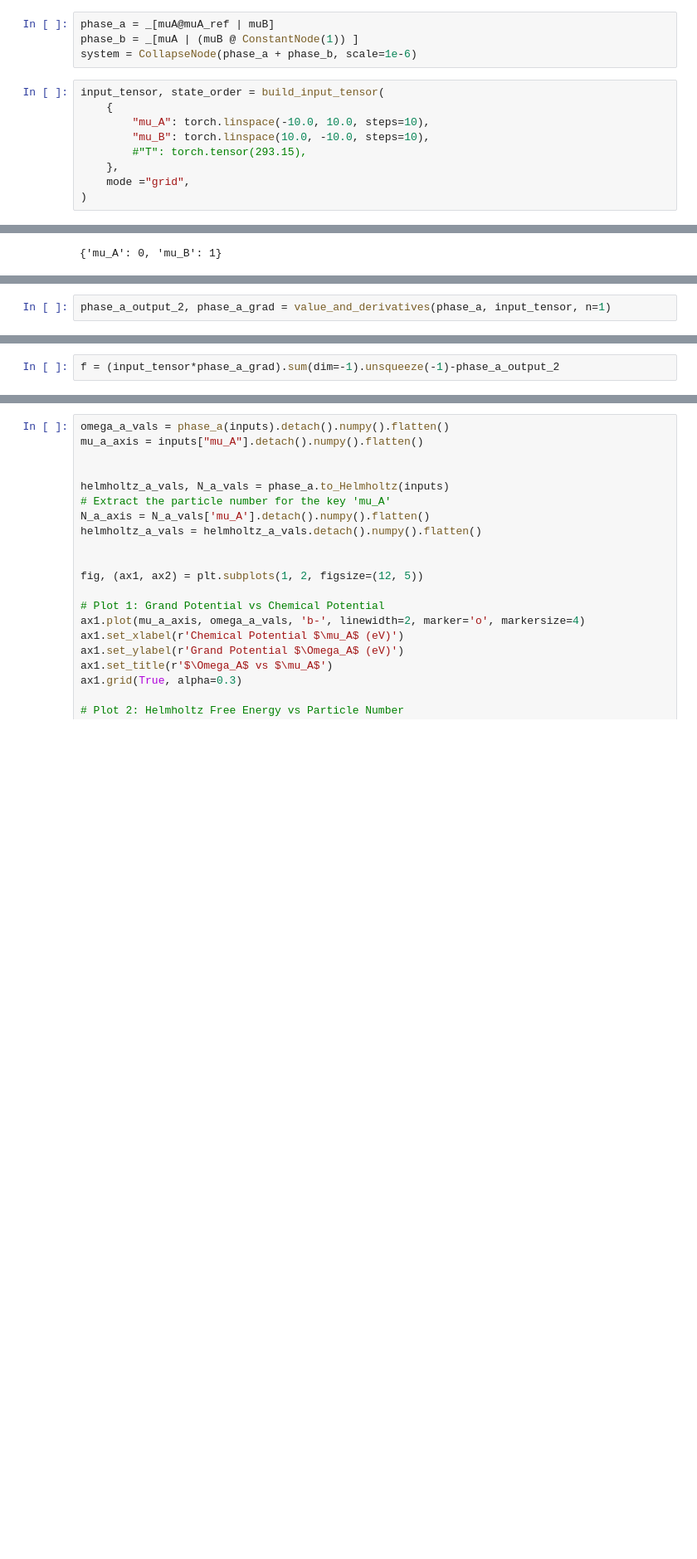
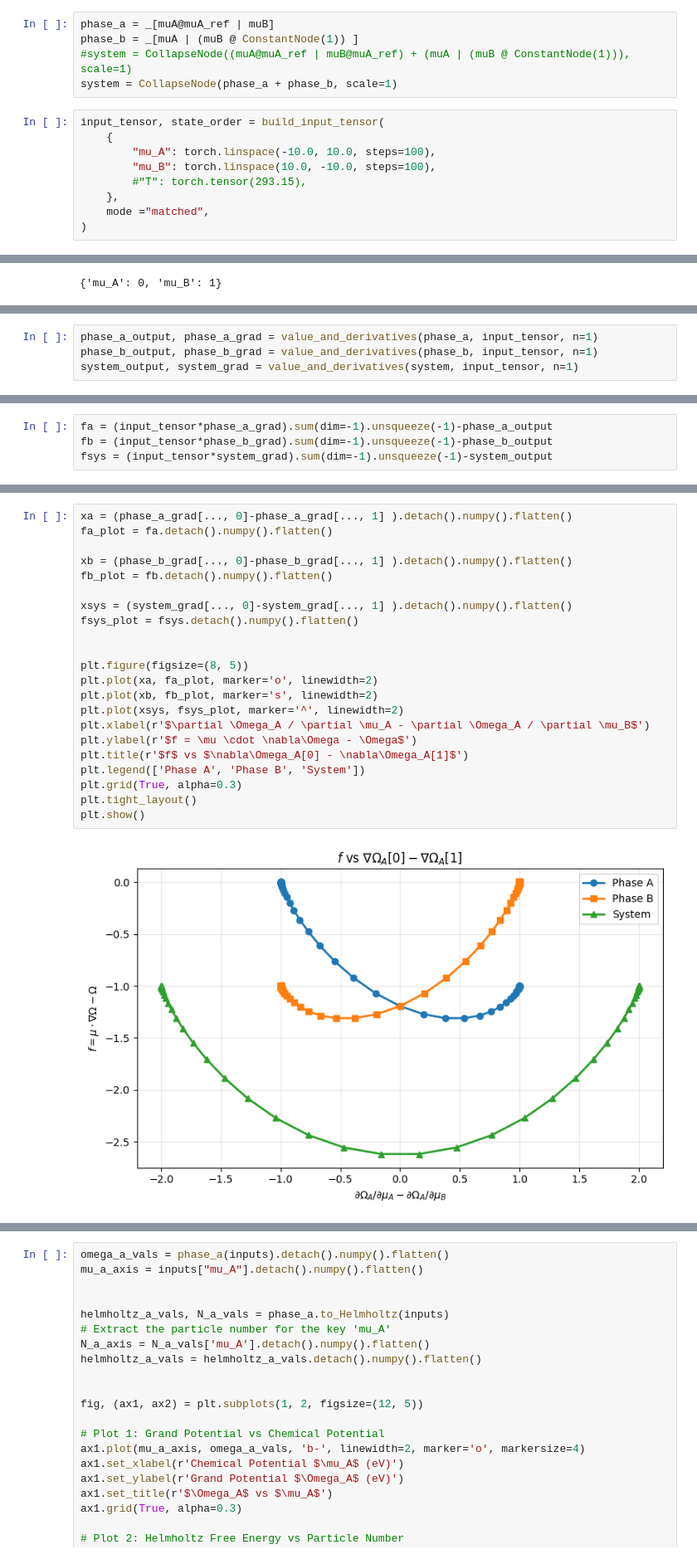
Before and after one commit to themintlab/Zgraph, a Jupyter notebook: examples/unit_test.ipynb, the cells around one changed output, grey strips where cells are left out. Shown at 83% size. Saved outputs shown, nothing was run; the diff lists cells and outputs as text; blank space fills up the shorter version.

```diff
--- a/examples/unit_test.ipynb
+++ b/examples/unit_test.ipynb
@@ -19,15 +20,16 @@ muB = SourceNode("mu_B")
 # %%
 phase_a = _[muA@muA_ref | muB]
 phase_b = _[muA | (muB @ ConstantNode(1)) ]
-system = CollapseNode(phase_a + phase_b, scale=1e-6)
+#system = CollapseNode((muA@muA_ref | muB@muA_ref) + (muA | (muB @ ConstantNode(1))), scale=1)
+system = CollapseNode(phase_a + phase_b, scale=1)
 # %%
 input_tensor, state_order = build_input_tensor(
     {
-        "mu_A": torch.linspace(-10.0, 10.0, steps=10),
-        "mu_B": torch.linspace(10.0, -10.0, steps=10),
+        "mu_A": torch.linspace(-10.0, 10.0, steps=100),
+        "mu_B": torch.linspace(10.0, -10.0, steps=100),
         #"T": torch.tensor(293.15),
     },
-    mode ="grid",
+    mode ="matched",
 )
 # %%
 bind_graph_to_bus(phase_a, state_order)
@@ -55,2 +38,4 @@ System output shape: torch.Size([10, 10, 1])
 # %%
-phase_a_output_2, phase_a_grad = value_and_derivatives(phase_a, input_tensor, n=1)
+phase_a_output, phase_a_grad = value_and_derivatives(phase_a, input_tensor, n=1)
+phase_b_output, phase_b_grad = value_and_derivatives(phase_b, input_tensor, n=1)
+system_output, system_grad = value_and_derivatives(system, input_tensor, n=1)
@@ -57,2 +61,4 @@ phase_a_output_2, phase_a_grad = value_and_derivatives(phase_a, input_tensor, n=
 # %%
-f = (input_tensor*phase_a_grad).sum(dim=-1).unsqueeze(-1)-phase_a_output_2
+fa = (input_tensor*phase_a_grad).sum(dim=-1).unsqueeze(-1)-phase_a_output
+fb = (input_tensor*phase_b_grad).sum(dim=-1).unsqueeze(-1)-phase_b_output
+fsys = (input_tensor*system_grad).sum(dim=-1).unsqueeze(-1)-system_output
@@ -92,3 +65,27 @@ fig.show()
+# %%
+xa = (phase_a_grad[..., 0]-phase_a_grad[..., 1] ).detach().numpy().flatten()
+fa_plot = fa.detach().numpy().flatten()
+
+xb = (phase_b_grad[..., 0]-phase_b_grad[..., 1] ).detach().numpy().flatten()
+fb_plot = fb.detach().numpy().flatten()
+
+xsys = (system_grad[..., 0]-system_grad[..., 1] ).detach().numpy().flatten()
+fsys_plot = fsys.detach().numpy().flatten()
+
+
+plt.figure(figsize=(8, 5))
+plt.plot(xa, fa_plot, marker='o', linewidth=2)
+plt.plot(xb, fb_plot, marker='s', linewidth=2)
+plt.plot(xsys, fsys_plot, marker='^', linewidth=2)
+plt.xlabel(r'$\partial \Omega_A / \partial \mu_A - \partial \Omega_A / \partial \mu_B$')
+plt.ylabel(r'$f = \mu \cdot \nabla\Omega - \Omega$')
+plt.title(r'$f$ vs $\nabla\Omega_A[0] - \nabla\Omega_A[1]$')
+plt.legend(['Phase A', 'Phase B', 'System'])
+plt.grid(True, alpha=0.3)
+plt.tight_layout()
+plt.show()
+# %% [output]
+[figure, added]
 # %%
 import matplotlib.pyplot as plt
 from mpl_toolkits.mplot3d import Axes3D
```
Also changed, not shown: parts of 7 cells of this notebook, 5 other files.
